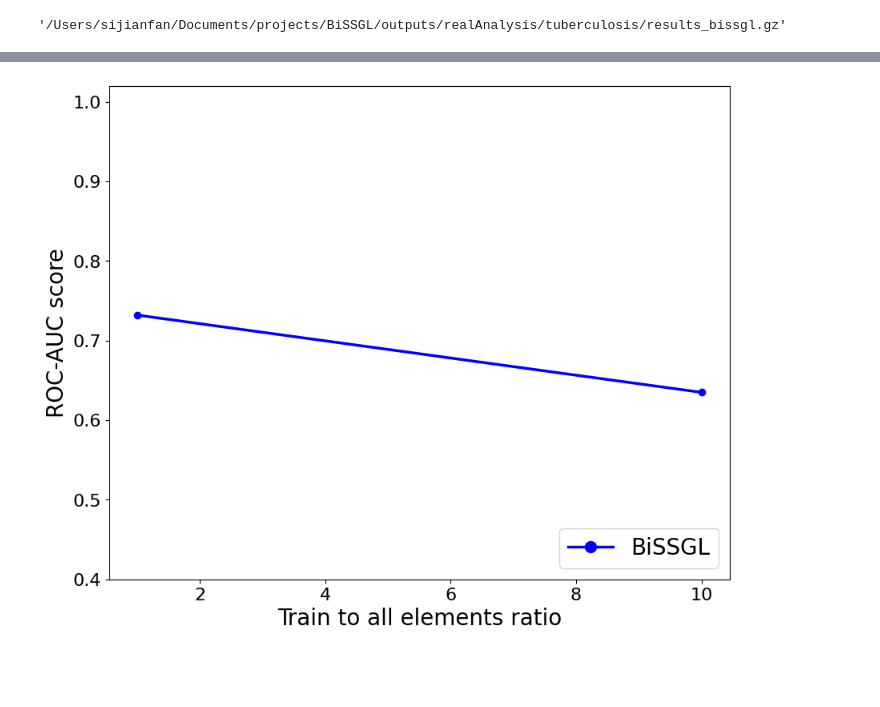
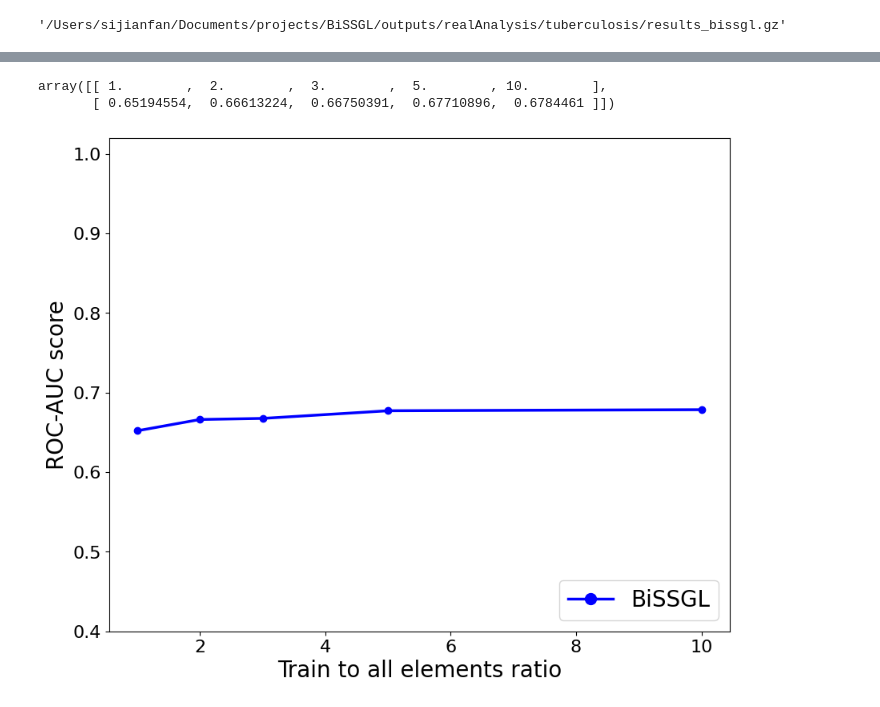
Before and after one commit to Sijianf/BVSIMC, a Jupyter notebook: scripts/realAnalysis/tuberculosis/cv_bissgl.ipynb, the cells around one changed output, grey strips where cells are left out. Saved outputs shown, nothing was run; the diff lists cells and outputs as text; code cells hidden in the pictures; blank space fills up the shorter version.

Commit message:
Modified application results of Tuberculosis.

```diff
--- a/scripts/realAnalysis/tuberculosis/cv_bissgl.ipynb
+++ b/scripts/realAnalysis/tuberculosis/cv_bissgl.ipynb
@@ -377,2 +320,13 @@ for result in results:
 results_final = np.array(results_final)
 results_bissgl = np.mean(results_final, axis=0)
+# %%
+filename_results = "/Users/sijianfan/Documents/projects/BiSSGL/outputs/realAnalysis/tuberculosis/results_bissgl_merged.json"
+# %%
+import json
+
+with open(filename_results, "rb") as fin:
+    results = json.load(fin)
+# %%
+results_final = get_final_results(results, param="xi", hyp_param="xi")
+results_final = np.array(results_final)
+results_bissgl = results_final
@@ -386,3 +345,10 @@ print(results_final, "\n", results_bissgl)
+# %%
+results_bissgl = np.sort(results_bissgl)
+# %%
+results_bissgl
+# %% [output]
+array([[ 1.        ,  2.        ,  3.        ,  5.        , 10.        ],
+       [ 0.65194554,  0.66613224,  0.66750391,  0.67710896,  0.6784461 ]])
 # %%
 import matplotlib.lines as mlines
 # %%
@@ -402,37 +368,37 @@ bissgl_line = mlines.Line2D(
 #                               markersize=10, label='IMC-comb')
 
 # curves
-plt.plot(results_bissgl[0], results_bissgl[1], "b-", label="SGIMC", linewidth=2.5)
+plt.plot(results_bissgl[0], results_bissgl[1], "b-", label="BiSSGL", linewidth=2.5)
 # plt.plot(results_imc[0], results_imc[1], 'r-', label='IMC', linewidth=2.5)
 # plt.plot(results_mf[0], results_mf[1], 'g-', label='MF', linewidth=2.5)
 # plt.plot(results_bissgl_comb[0], results_bissgl_comb[1], 'b--', label='SGIMC-comb', linewidth=2.5)
 # plt.plot(results_imc_comb[0], results_imc_comb[1], 'r--', label='IMC-comb', linewidth=2.5)
 
 # dotes
-plt.plot(results_bissgl[0], results_bissgl[1], "bo", label="SGIMC", linewidth=2.5)
+plt.plot(results_bissgl[0], results_bissgl[1], "bo", label="BiSSGL", linewidth=2.5)
 # plt.plot(results_imc[0], results_imc[1], 'rs', label='IMC', linewidth=2.5)
 # plt.plot(results_mf[0], results_mf[1], 'g^', label='MF', linewidth=2.5)
 # plt.plot(results_bissgl_comb[0], results_bissgl_comb[1], 'bo', label='SGIMC-comb', linewidth=2.5)
 # plt.plot(results_imc_comb[0], results_imc_comb[1], 'rs', label='IMC-comb', linewidth=2.5)
 
 # specify axis limits and labels
 plt.ylim((0.4, 1.02))
 plt.xlabel("Train to all elements ratio", fontsize=20)
 plt.ylabel("ROC-AUC score", fontsize=20)
 
 # ticks
 plt.xticks(fontsize=16)
 plt.yticks(fontsize=16)
 
 # legend
 plt.legend(
     handles=[
         bissgl_line,  # imc_line, mf_line, sgimc_comb_line, imc_comb_line
     ],
     fontsize=20,
     loc=4,
 )
 
 plt.show()
 # %% [output]
-[figure, old version]
+[figure, new version]
```
Also changed, not shown: parts of 13 cells of this notebook, 8 other files.
